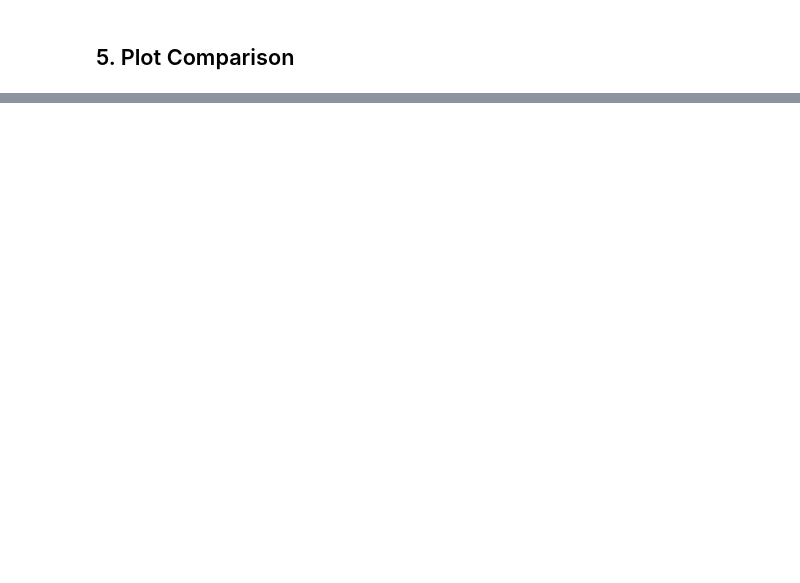
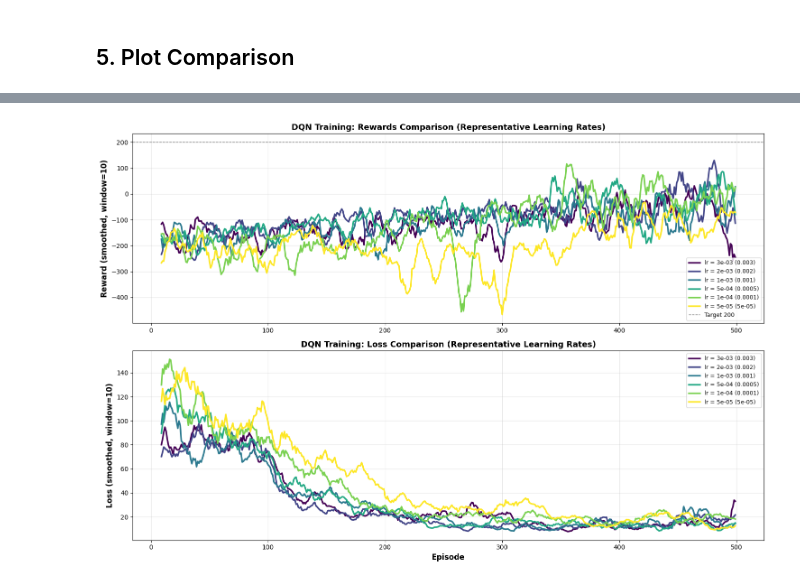
Before and after one commit to Kanncell/COMP3242-Group-Project-DQN, a Jupyter notebook: experiments/lr_experiments.ipynb, the cells around one changed output, grey strips where cells are left out. Saved outputs shown, nothing was run; the diff lists cells and outputs as text; code cells hidden in the pictures; blank space fills up the shorter version.

```diff
--- a/experiments/lr_experiments.ipynb
+++ b/experiments/lr_experiments.ipynb
@@ -195,3 +271,49 @@ plt.show()
+# %%
+selected_variants = ['3e-03', '2e-03', '1e-03', '5e-04', '1e-04', '5e-05']
+selected_variants = [variant for variant in selected_variants if variant in all_results]
+colors = plt.cm.viridis(np.linspace(0, 1, len(selected_variants)))
+window = 10
+
+fig, (ax1, ax2) = plt.subplots(2, 1, figsize=(15, 10), sharex=False)
+
+for idx, variant_name in enumerate(selected_variants):
+    result = all_results[variant_name]
+    lr = result['learning_rate']
+    rewards = result['train_rewards']
+    losses = result['losses']
+    label = f'lr = {format_lr_label(lr)}'
+    color = colors[idx]
+
+    if len(rewards) >= window:
+        smoothed_rewards = np.convolve(rewards, np.ones(window) / window, mode='valid')
+        reward_episodes = range(window - 1, window - 1 + len(smoothed_rewards))
+        ax1.plot(reward_episodes, smoothed_rewards, linewidth=2.5, color=color, label=label)
+    else:
+        ax1.plot(rewards, linewidth=2.5, color=color, label=label)
+
+    if losses and len(losses) >= window:
+        smoothed_losses = np.convolve(losses, np.ones(window) / window, mode='valid')
+        loss_episodes = range(window - 1, window - 1 + len(smoothed_losses))
+        ax2.plot(loss_episodes, smoothed_losses, linewidth=2.5, color=color, label=label)
+    elif losses:
+        ax2.plot(losses, linewidth=2.5, color=color, label=label)
+
+ax1.axhline(y=200, color='black', linestyle='--', linewidth=1, alpha=0.5, label='Target 200')
+ax1.set_ylabel(f'Reward (smoothed, window={window})', fontsize=12, fontweight='bold')
+ax1.set_title('DQN Training: Rewards Comparison (Representative Learning Rates)', fontsize=13, fontweight='bold')
+ax1.grid(True, alpha=0.3)
+ax1.legend(fontsize=9, loc='lower right')
+
+ax2.set_xlabel('Episode', fontsize=12, fontweight='bold')
+ax2.set_ylabel(f'Loss (smoothed, window={window})', fontsize=12, fontweight='bold')
+ax2.set_title('DQN Training: Loss Comparison (Representative Learning Rates)', fontsize=13, fontweight='bold')
+ax2.grid(True, alpha=0.3)
+ax2.legend(fontsize=9, loc='upper right')
+
+plt.tight_layout()
+plt.show()
+# %% [output]
+[figure, added]
 # %% [markdown]
 ## 6. Summary and Analysis
 
```
Also changed, not shown: parts of 9 cells of this notebook, 28 other files.
